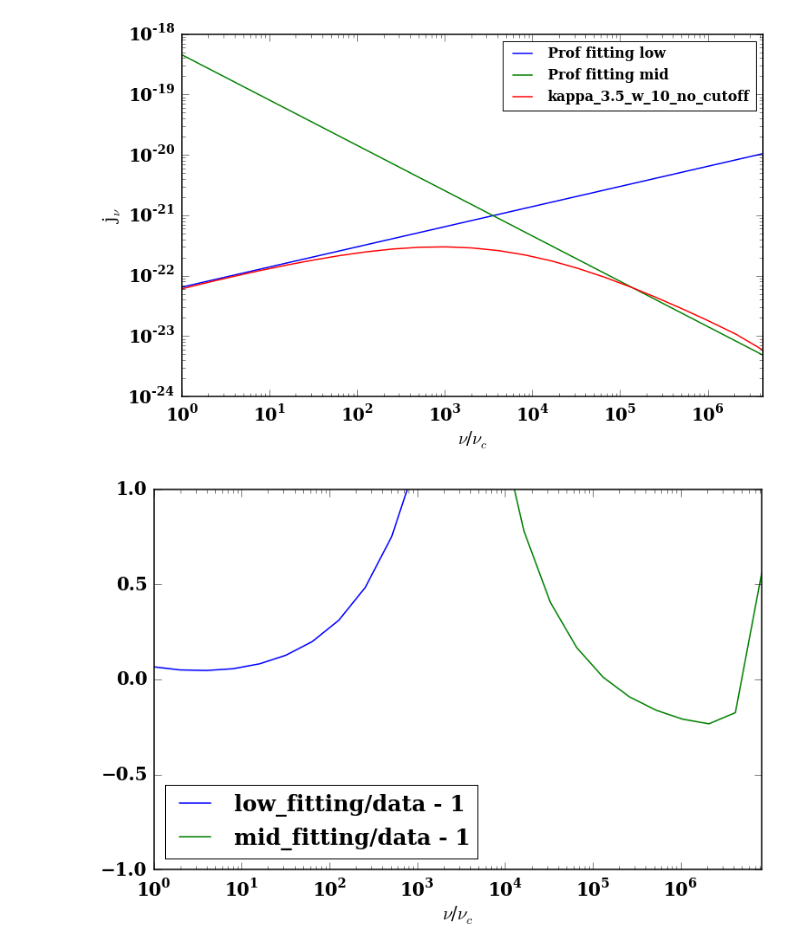
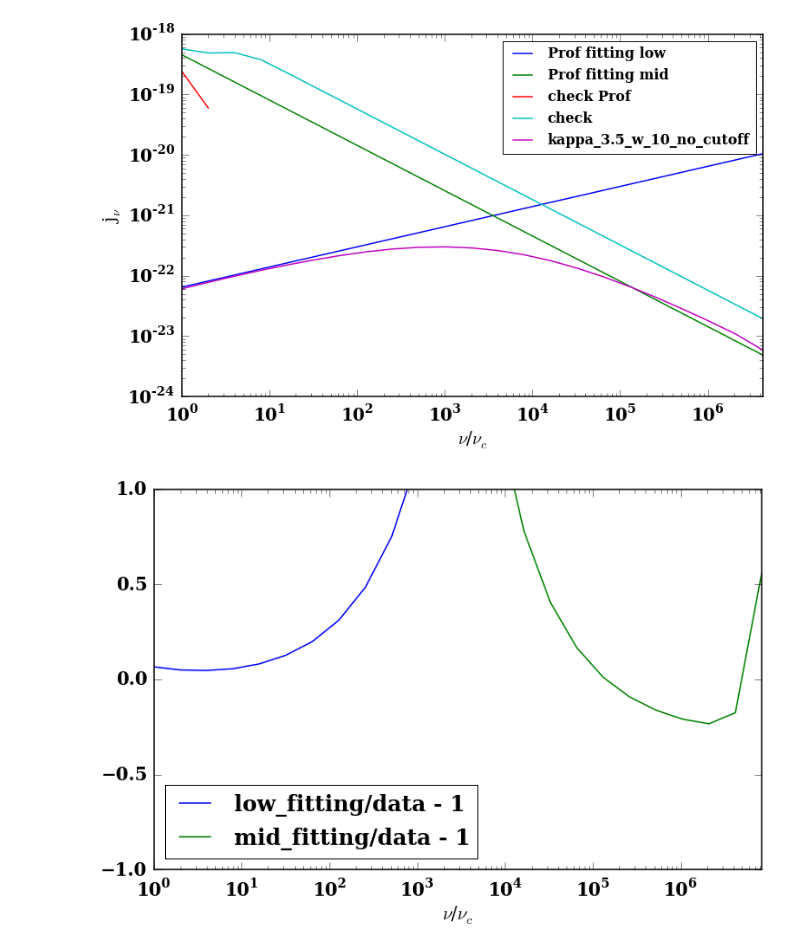
Before and after one commit to ZhaoweiZ/kappa_summer, a Jupyter notebook: finding_fitting_formula_to_kappa_2.ipynb, the cells around one changed output. Saved outputs shown, nothing was run; the diff lists cells and outputs as text; code cells hidden in the pictures.

```diff
--- a/finding_fitting_formula_to_kappa_2.ipynb
+++ b/finding_fitting_formula_to_kappa_2.ipynb
@@ -103,6 +104,46 @@ def emi_fitting_mid_prof(x):
     tail_2 = special.gamma((kappa + 1.)/2.) * (kappa - 2.) * kappa**(kappa - 1.)
     f = prefactor * body * tail_1 * tail_2
     return f
+
+def emi_fitting_mid_ours(x):
+
+    term1 = 1./(c**2 * kappa * m * w**2)
+    term2 = B * e**3 * 2.**(- kappa - 5./2.)
+    term3 = (kappa**2 - 3. * kappa + 2.) * (np.pi/3.)**((1./2.) - (kappa / 2.))
+    term4 = n_e * np.sin(theta) * (kappa * w)**(kappa)
+    term5 = np.sqrt((c * m * x)/( B * e * np.sin(theta)))
+    term6 = (B * e * np.sin(theta)/(c * m * x))**((kappa - 1.)/2.)
+    term7 = special.gamma((kappa - 1.)/2.)
+    term8 = special.gammainc((kappa - 1.)/2., (4. * c * m * x * np.pi)/(3. * B * e * np.sin(theta)))
+
+    f = term1 * term2 * term3 * term4 * term5 * term6 * (term7 - term8)
+    return f
+
+
+def emi_fitting_mis_ours_2(x):
+
+    term1 = 1./c
+    term2 = e**2 * 2.**(- kappa - 5./2.)
+    term3 = (kappa - 2.) * (kappa - 1.) * kappa
+    term4 = (np.pi/3.)**((1. - kappa)/2.)
+    term5 = n_e * x * (kappa * w)**(kappa - 2.)
+    term6 = np.sqrt((c * m * x )/( B * e * np.sin(theta)))
+    term7 = (B * e * np.sin(theta) / (c * m * x))**((kappa + 1.)/2.)
+    term8 = special.gamma((kappa - 1.)/2.)
+    term9 = special.gammainc((kappa - 1.)/2., (4. * c * m * x * np.pi)/(3. * B * e * np.sin(theta)))
+
+    f = term1 * term2 * term3 * term4 * term5 * term6 * term7 * (term8 - term9)
+    return f
+
+def fit(nuratio):
+    nu = nuratio * nu_c
+    term1 = e**2. * 2.**(-kappa-5./2.) * (kappa-2.) * (kappa-1.) * kappa
+    term2 = (np.pi/3.)**(1./2.-kappa/2.) * n_e * nu * (kappa*w)**(kappa-2.)
+    term3 = np.sqrt((c*m*nu)/(np.sin(theta)*B*e))
+    term4 = ((B*e*np.sin(theta))/(c*m*nu))**((kappa+1.)/2.)
+    term5 = (special.gamma((kappa-1.)/2. - special.gammainc((kappa-1.)/2., (4.*c*m*nu*np.pi)/(np.sin(theta)*3.*B*e))))
+    ans = (term1*term2*term3*term4*term5)/c
+    return ans
 # %%
 data_kappa_3_5_C_theta_10 = np.loadtxt('/Users/zhaoweizhang/Documents/synchrotron_calculator_new/emi_kappa_3_5_C_theta_10.txt')
 data_kappa_3_5_C_theta_100 = np.loadtxt('/Users/zhaoweizhang/Documents/synchrotron_calculator_new/emi_kappa_3_5_C_theta_100.txt')
@@ -165,8 +206,8 @@ pl.loglog(data_kappa_3_5_C_theta_10_no_cutoff[:,0], emi_fitting_low_prof(data_ka
 pl.loglog(data_kappa_3_5_C_theta_10_no_cutoff[:,0], emi_fitting_mid_prof(data_kappa_3_5_C_theta_10_no_cutoff[:,0] * nu_c), label = 'Prof fitting mid')
 
 
-
-
+pl.loglog(data_kappa_3_5_C_theta_10_no_cutoff[:,0], emi_fitting_mis_ours_2(data_kappa_3_5_C_theta_10_no_cutoff[:,0] * nu_c), label = 'check Prof')
+pl.loglog(data_kappa_3_5_C_theta_10_no_cutoff[:,0], fit(data_kappa_3_5_C_theta_10_no_cutoff[:,0]), label = 'check')
 
 def total_fitting(x):
     term1 = kappa_low_freq(x)
@@ -210,34 +251,34 @@ pl.loglog(data_kappa_3_5_C_theta_10_no_cutoff[:,0], data_kappa_3_5_C_theta_10_no
 #pl.loglog(data_kappa_5_C_theta_10[:,0], data_kappa_5_C_theta_10[:, 1], label = 'kappa_5_theta_10')
 #pl.loglog(x, total_fitting(x * nu_c), label = 'fitting')
 #pl.loglog(x, hahah(x * nu_c), label = 'hahah')
 #pl.loglog(x, M_J(x * nu_c), label = 'm_j')
 
 pl.xlim([0, 4.194304e+06])
 #pl.ylim([1e-28, 1e-14])
 pl.xlabel("$\\nu$/$\\nu_c$")
 pl.ylabel("j$_\\nu$")
 pl.legend(loc = 'upper right', prop= {'size':16})
 pl.show()
 
 def error_here_here(x):
     ans = total_fitting(x)/data_kappa_3_5_C_theta_10[:,1] - 1
     return ans
 
 #pl.loglog(data_kappa_3_5_C_theta_10_no_cutoff[:,0], emi_fitting_low_prof(data_kappa_3_5_C_theta_10_no_cutoff[:,0] * nu_c), label = 'Prof fitting low')
 
 #pl.loglog(data_kappa_3_5_C_theta_10_no_cutoff[:,0], emi_fitting_mid_prof(data_kappa_3_5_C_theta_10_no_cutoff[:,0] * nu_c), label = 'Prof fitting mid')
 
 
 #pl.semilogx(data_kappa_3_5_C_theta_10[:,0], error_here_here(data_kappa_3_5_C_theta_10[:,0]*nu_c), label = 'fitting/data - 1')
 
 #pl.xlim([0, 1e6])
 #pl.ylim([-0.2,0.2])
 #pl.legend()
 #pl.show()
 
 #print 8. * np.pi**3
 # %% [output]
-[figure, old version]
+[figure, new version]
 # %%
 def error_low():
 
```
Also changed, not shown: parts of 1 cell of this notebook.
